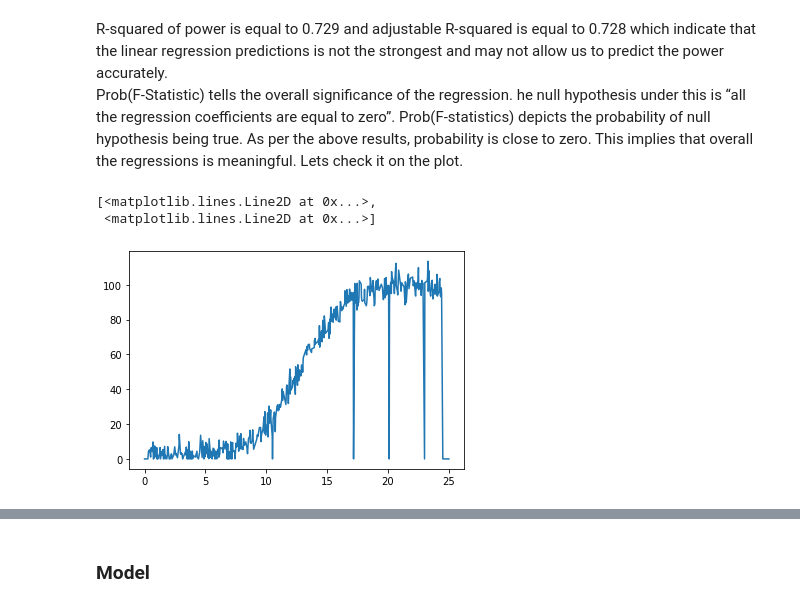
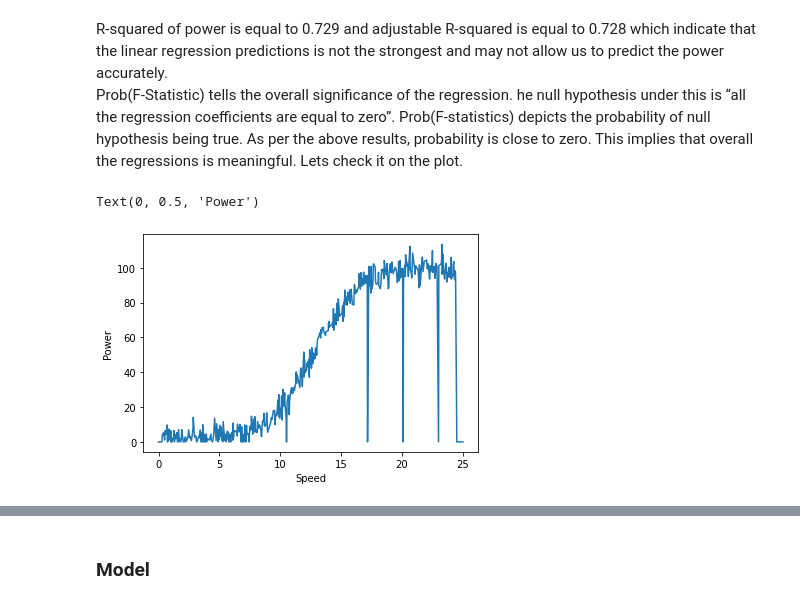
Before and after one commit to KatarzynaConnell/MachineLearn_Project2020, a Jupyter notebook: MachineLearn_Project2020.ipynb, the cells around one changed output, grey strips where cells are left out. Saved outputs shown, nothing was run; the diff lists cells and outputs as text; code cells hidden in the pictures.

```diff
--- a/MachineLearn_Project2020.ipynb
+++ b/MachineLearn_Project2020.ipynb
@@ -107,7 +101,8 @@ Prob(F-Statistic) tells the overall significance of the regression. he null hypo
 # %%
 #Do regresssion on the x and y arrays using numpy
 plt.plot(x,y,9)
+plt.xlabel('Speed')
+plt.ylabel('Power')
 # %% [output]
-[<matplotlib.lines.Line2D at 0x...>,
- <matplotlib.lines.Line2D at 0x...>]
+Text(0, 0.5, 'Power')
-[figure, old version]
+[figure, new version]
```
Also changed, not shown: parts of 20 cells of this notebook.
